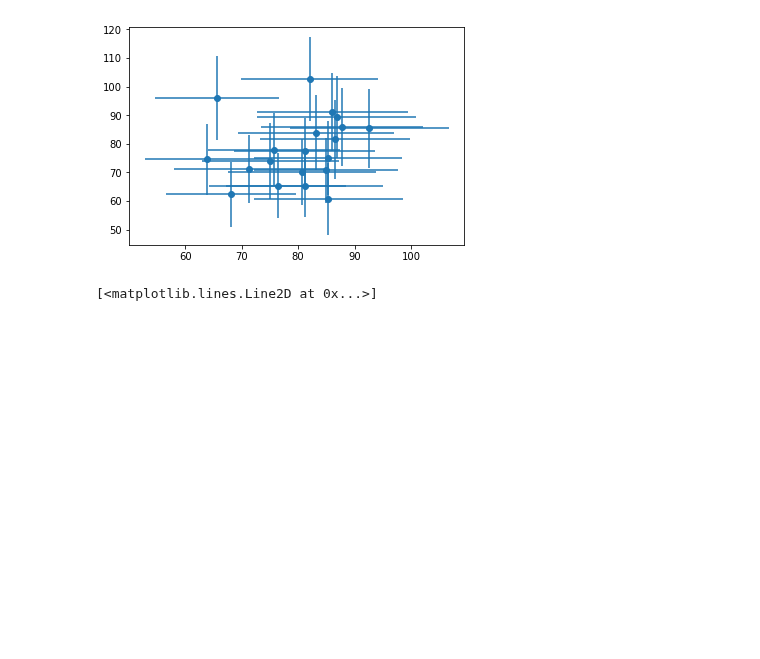
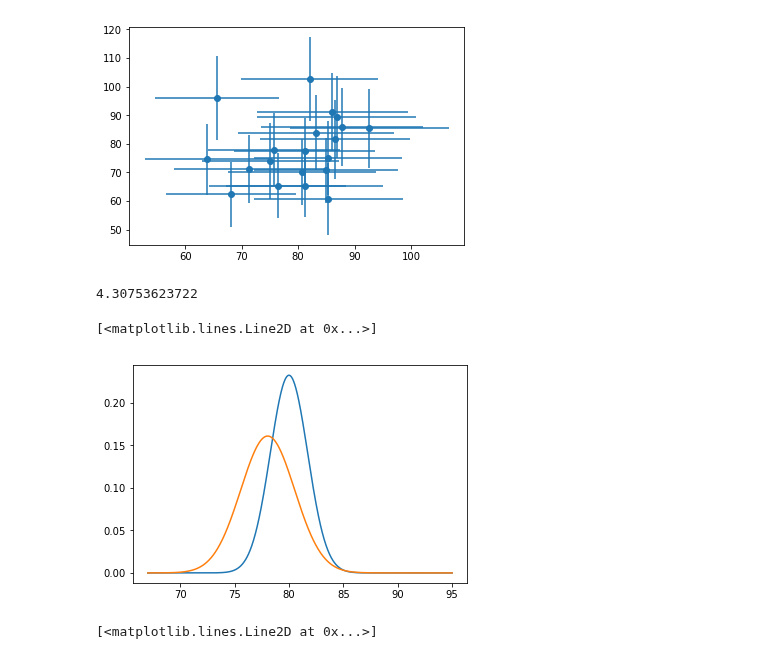
Before and after one commit to astroandes/SatelliteShapeLG, a Jupyter notebook: code/LG_randomize.ipynb, the cells around one changed output. Saved outputs shown, nothing was run; the diff lists cells and outputs as text; code cells hidden in the pictures; blank space fills up the shorter version.

```diff
--- a/code/LG_randomize.ipynb
+++ b/code/LG_randomize.ipynb
@@ -454,6 +480,31 @@ plt.errorbar(M31_all['width_random'], MW_all['width_random'],
 # %% [output]
 <Container object of 3 artists>
 [figure]
+# %%
+field = 'width_random'
+def p(x,mean,sigma):
+    return -0.5*((x-mean)/sigma)**2.0
+
+n_alpha = 1000
+alpha = np.linspace(67, 95.0, n_alpha)
+p_alpha_data_M31 = np.zeros(n_alpha)
+p_alpha_data_MW = np.zeros(n_alpha)
+n_points =  len(M31_all[field])
+for i in range(n_alpha):
+    for j in range(n_points):
+        p_alpha_data_M31[i] += p(M31_all[field][j], alpha[i], M31_all[field].std())
+        p_alpha_data_MW[i] += p(MW_all[field][j], alpha[i], MW_all[field].std())
+p_alpha_data_M31 = np.exp(p_alpha_data_M31 - p_alpha_data_M31.max())
+p_alpha_data_MW = np.exp(p_alpha_data_MW - p_alpha_data_MW.max())
+norm_M31 = np.trapz(p_alpha_data_M31, x=alpha)
+norm_MW = np.trapz(p_alpha_data_MW, x=alpha)
+print(norm_M31)
+plt.plot(alpha, p_alpha_data_M31/norm_M31)
+plt.plot(alpha, p_alpha_data_MW/norm_MW)
+# %% [output]
+4.30753623722
+[<matplotlib.lines.Line2D at 0x...>]
+[figure, added]
 # %%
 ratio_M31 = M31_all['width']/M31_all['width_random']
 ratio_MW = MW_all['width']/MW_all['width_random']
```
Also changed, not shown: parts of 8 cells of this notebook.
